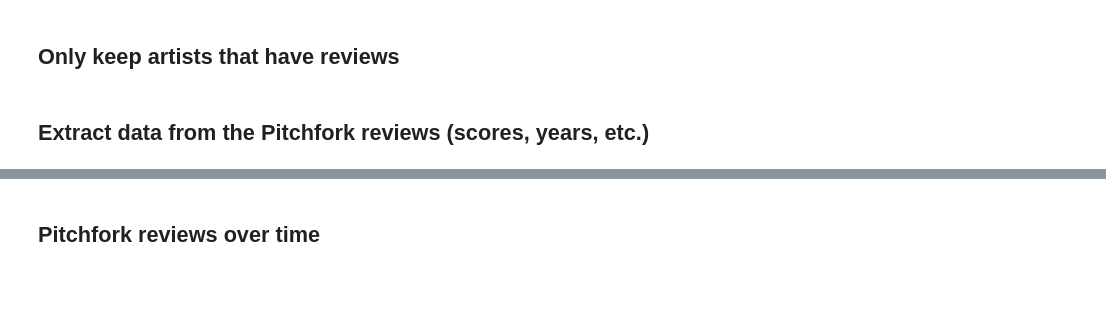
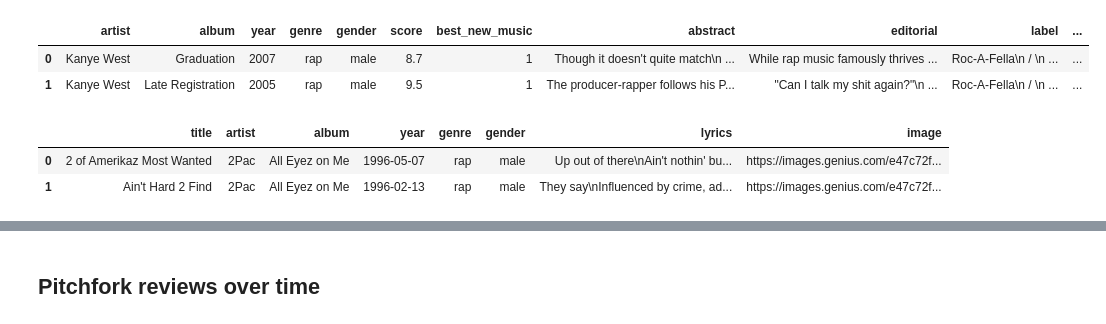
Before and after one commit to johnwmillr/pitchfork_reviews_and_lyrics, a Jupyter notebook: analysis.ipynb, the cells around one changed output, grey strips where cells are left out. Saved outputs shown, nothing was run; the diff lists cells and outputs as text; code cells hidden in the pictures; blank space fills up the shorter version.

```diff
--- a/analysis.ipynb
+++ b/analysis.ipynb
@@ -127,2 +17,0 @@ Done.
-# %% [markdown]
-## Only keep artists that have reviews
@@ -131,2 +17,0 @@ artists = [artist for artist in artists if artist['artist'] in artist_names_with
-# %% [markdown]
-## Extract data from the Pitchfork reviews (scores, years, etc.)
@@ -160,0 +24,6 @@ scores_by_gender = [male_scores, female_scores]
+# %%
+reviews.head(2)
+# %% [output]
+|  | artist | album | year | genre | gender | score | best_new_music | abstract | editorial | label | ... |
+| 0 | Kanye West | Graduation | 2007 | rap | male | 8.7 | 1 | Though it doesn't quite match\n ... | While rap music famously thrives ... | Roc-A-Fella\n / \n ... | ... |
+| 1 | Kanye West | Late Registration | 2005 | rap | male | 9.5 | 1 | The producer-rapper follows his P... | "Can I talk my shit again?"\n ... | Roc-A-Fella\n / \n ... | ... |
@@ -160,0 +35,6 @@ scores_by_gender = [male_scores, female_scores]
+# %%
+songs.head(2)
+# %% [output]
+|  | title | artist | album | year | genre | gender | lyrics | image |
+| 0 | 2 of Amerikaz Most Wanted | 2Pac | All Eyez on Me | 1996-05-07 | rap | male | Up out of there\nAin't nothin' bu... | https://images.genius.com/e47c72f... |
+| 1 | Ain't Hard 2 Find | 2Pac | All Eyez on Me | 1996-02-13 | rap | male | They say\nInfluenced by crime, ad... | https://images.genius.com/e47c72f... |
```
Also changed, not shown: parts of 38 cells of this notebook.
